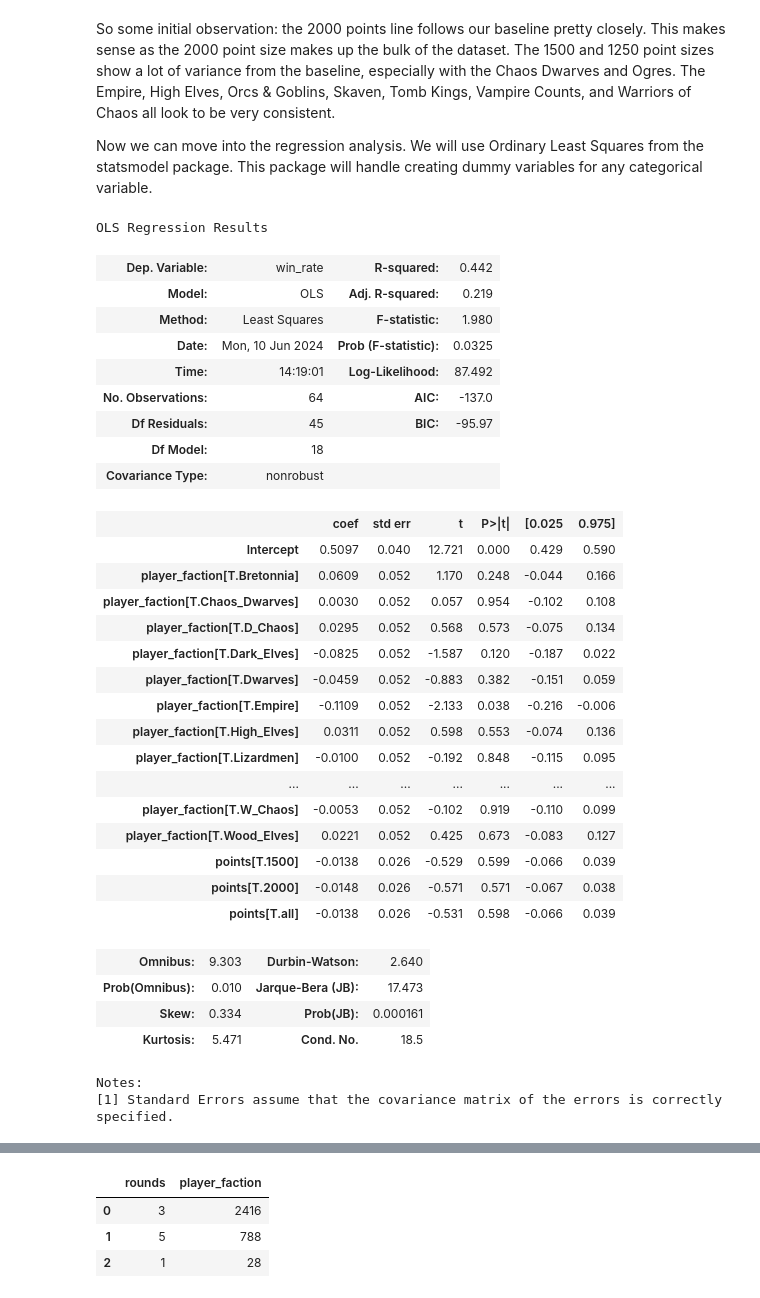
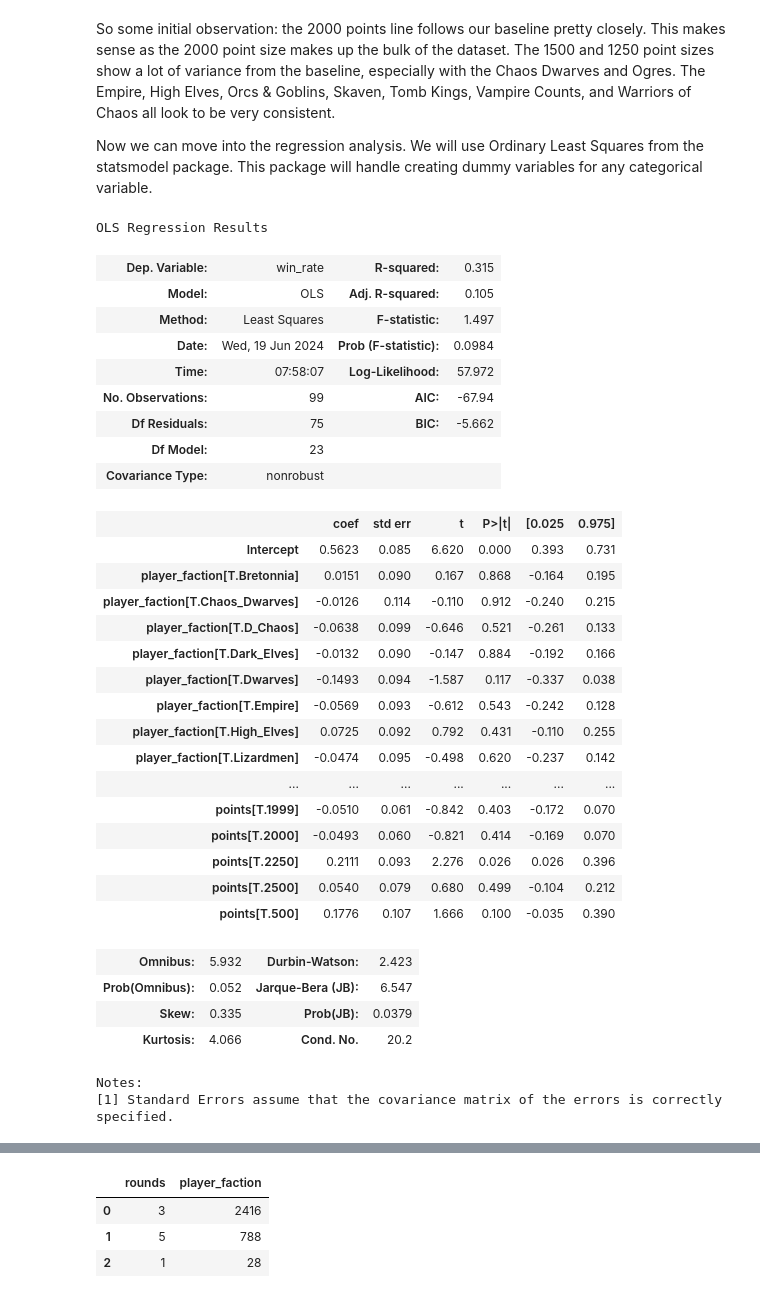
Before and after one commit to jacoblundeen/tow_analysis, a Jupyter notebook: tow_analysis.ipynb, the cells around one changed output, grey strips where cells are left out. Drawn from its saved outputs; the diff is of its cells as text; code cells hidden in the pictures.

```diff
--- a/tow_analysis.ipynb
+++ b/tow_analysis.ipynb
@@ -167,39 +184,40 @@ So some initial observation: the 2000 points line follows our baseline pretty cl
 Now we can move into the regression analysis. We will use Ordinary Least Squares from the statsmodel package. This package will handle creating dummy variables for any categorical variable.
 # %%
 formula = 'win_rate ~ player_faction + points'
-mod = smf.ols(formula, tow_plot).fit()
+model_df = tow_points_wr.query("points != 'all'")
+mod = smf.ols(formula, model_df).fit()
 mod.summary()
 # %% [output]
 OLS Regression Results
-| Dep. Variable: | win_rate | R-squared: | 0.442 |
-| Model: | OLS | Adj. R-squared: | 0.219 |
-| Method: | Least Squares | F-statistic: | 1.980 |
-| Date: | Mon, 10 Jun 2024 | Prob (F-statistic): | 0.0325 |
-| Time: | 14:19:01 | Log-Likelihood: | 87.492 |
-| No. Observations: | 64 | AIC: | -137.0 |
-| Df Residuals: | 45 | BIC: | -95.97 |
-| Df Model: | 18 |  |  |
+| Dep. Variable: | win_rate | R-squared: | 0.315 |
+| Model: | OLS | Adj. R-squared: | 0.105 |
+| Method: | Least Squares | F-statistic: | 1.497 |
+| Date: | Wed, 19 Jun 2024 | Prob (F-statistic): | 0.0984 |
+| Time: | 07:58:07 | Log-Likelihood: | 57.972 |
+| No. Observations: | 99 | AIC: | -67.94 |
+| Df Residuals: | 75 | BIC: | -5.662 |
+| Df Model: | 23 |  |  |
 | Covariance Type: | nonrobust |  |  |
 |  | coef | std err | t | P>|t| | [0.025 | 0.975] |
-| Intercept | 0.5097 | 0.040 | 12.721 | 0.000 | 0.429 | 0.590 |
-| player_faction[T.Bretonnia] | 0.0609 | 0.052 | 1.170 | 0.248 | -0.044 | 0.166 |
-| player_faction[T.Chaos_Dwarves] | 0.0030 | 0.052 | 0.057 | 0.954 | -0.102 | 0.108 |
-| player_faction[T.D_Chaos] | 0.0295 | 0.052 | 0.568 | 0.573 | -0.075 | 0.134 |
-| player_faction[T.Dark_Elves] | -0.0825 | 0.052 | -1.587 | 0.120 | -0.187 | 0.022 |
-| player_faction[T.Dwarves] | -0.0459 | 0.052 | -0.883 | 0.382 | -0.151 | 0.059 |
-| player_faction[T.Empire] | -0.1109 | 0.052 | -2.133 | 0.038 | -0.216 | -0.006 |
-| player_faction[T.High_Elves] | 0.0311 | 0.052 | 0.598 | 0.553 | -0.074 | 0.136 |
-| player_faction[T.Lizardmen] | -0.0100 | 0.052 | -0.192 | 0.848 | -0.115 | 0.095 |
+| Intercept | 0.5623 | 0.085 | 6.620 | 0.000 | 0.393 | 0.731 |
+| player_faction[T.Bretonnia] | 0.0151 | 0.090 | 0.167 | 0.868 | -0.164 | 0.195 |
+| player_faction[T.Chaos_Dwarves] | -0.0126 | 0.114 | -0.110 | 0.912 | -0.240 | 0.215 |
+| player_faction[T.D_Chaos] | -0.0638 | 0.099 | -0.646 | 0.521 | -0.261 | 0.133 |
+| player_faction[T.Dark_Elves] | -0.0132 | 0.090 | -0.147 | 0.884 | -0.192 | 0.166 |
+| player_faction[T.Dwarves] | -0.1493 | 0.094 | -1.587 | 0.117 | -0.337 | 0.038 |
+| player_faction[T.Empire] | -0.0569 | 0.093 | -0.612 | 0.543 | -0.242 | 0.128 |
+| player_faction[T.High_Elves] | 0.0725 | 0.092 | 0.792 | 0.431 | -0.110 | 0.255 |
+| player_faction[T.Lizardmen] | -0.0474 | 0.095 | -0.498 | 0.620 | -0.237 | 0.142 |
 | ... | ... | ... | ... | ... | ... | ... |
-| player_faction[T.W_Chaos] | -0.0053 | 0.052 | -0.102 | 0.919 | -0.110 | 0.099 |
-| player_faction[T.Wood_Elves] | 0.0221 | 0.052 | 0.425 | 0.673 | -0.083 | 0.127 |
-| points[T.1500] | -0.0138 | 0.026 | -0.529 | 0.599 | -0.066 | 0.039 |
-| points[T.2000] | -0.0148 | 0.026 | -0.571 | 0.571 | -0.067 | 0.038 |
-| points[T.all] | -0.0138 | 0.026 | -0.531 | 0.598 | -0.066 | 0.039 |
+| points[T.1999] | -0.0510 | 0.061 | -0.842 | 0.403 | -0.172 | 0.070 |
+| points[T.2000] | -0.0493 | 0.060 | -0.821 | 0.414 | -0.169 | 0.070 |
+| points[T.2250] | 0.2111 | 0.093 | 2.276 | 0.026 | 0.026 | 0.396 |
+| points[T.2500] | 0.0540 | 0.079 | 0.680 | 0.499 | -0.104 | 0.212 |
+| points[T.500] | 0.1776 | 0.107 | 1.666 | 0.100 | -0.035 | 0.390 |
-| Omnibus: | 9.303 | Durbin-Watson: | 2.640 |
-| Prob(Omnibus): | 0.010 | Jarque-Bera (JB): | 17.473 |
-| Skew: | 0.334 | Prob(JB): | 0.000161 |
-| Kurtosis: | 5.471 | Cond. No. | 18.5 |
+| Omnibus: | 5.932 | Durbin-Watson: | 2.423 |
+| Prob(Omnibus): | 0.052 | Jarque-Bera (JB): | 6.547 |
+| Skew: | 0.335 | Prob(JB): | 0.0379 |
+| Kurtosis: | 4.066 | Cond. No. | 20.2 |
 Notes:
 [1] Standard Errors assume that the covariance matrix of the errors is correctly specified.
 # %% [markdown]
```
Also changed, not shown: parts of 15 cells of this notebook.
